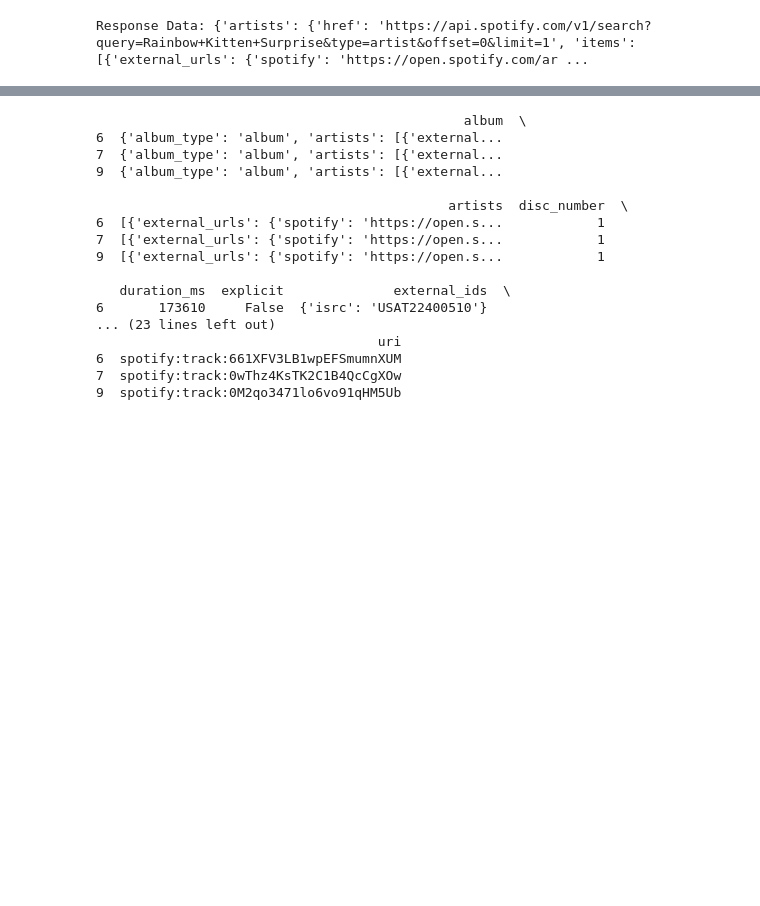
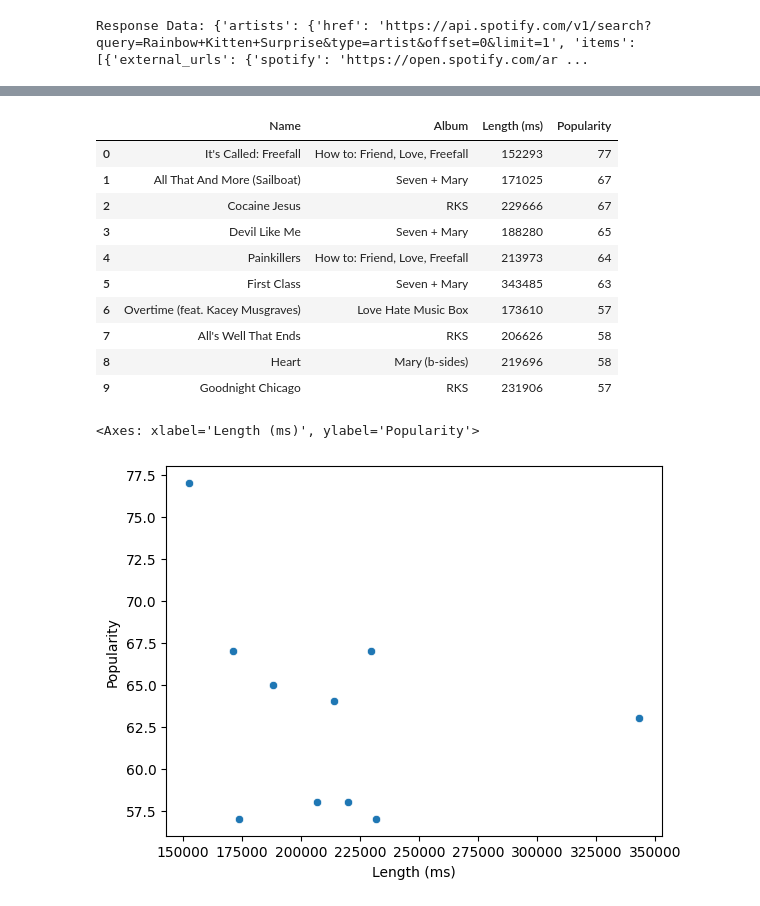
Before and after one commit to 4GeeksAcademy/helloklow-interacting-with-api-python-project-tutorial, a Jupyter notebook: src/explore.ipynb, the cells around one changed output, grey strips where cells are left out. Drawn from its saved outputs; the diff is of its cells as text; code cells hidden in the pictures; blank space fills up the shorter version.

```diff
--- a/src/explore.ipynb
+++ b/src/explore.ipynb
@@ -107,16 +113,24 @@ params = {
 response = requests.get(top_tracks_url, headers=headers, params=params)
 
 # Check if the request was successful
+tracks_info = []
+
 if response.status_code == 200:
     top_tracks_data = response.json()
-    print(f"Top tracks for {artist_name}:")
+    print(f"Extracted top tracks for {artist_name}:")
     for idx, track in enumerate(top_tracks_data['tracks'], start=1):
-        print(f"Track data: {track}")
-        track_name = track['name']
-        album_name = track['album']['name']
-        duration_ms = track['duration_ms']
+        title = track['name']
+        album = track['album']['name']
+        duration = track['duration_ms']
         popularity = track['popularity']
-        # print(f"{idx}. {track_name} - Album: {album_name}")
+
+        track_info = {'Name': title,
+                  'Album': album,
+                  'Length (ms)': duration,
+                  'Popularity': popularity}
+
+        print(f"{track_info}")
+        tracks_info.append(track_info)
 else:
     print(f"Failed to get top tracks. Status code: {response.status_code}")
     print(response.text)
@@ -136,25 +150,26 @@ Track data: {'album': {'album_type': 'album', 'artists': [{'external_urls': {'sp
 # Step 7: Transform to pandas df
 import pandas as pd
 
-tracks_df = pd.DataFrame.from_records(top_tracks_data['tracks'])
-tracks_df.sort_values(["popularity"], inplace = True)
-
-print(tracks_df.head(3))
+df = pd.DataFrame(tracks_info)
+df.sort_values('Popularity')
+df
 # %% [output]
-                                               album  \
-6  {'album_type': 'album', 'artists': [{'external...
-7  {'album_type': 'album', 'artists': [{'external...
-9  {'album_type': 'album', 'artists': [{'external...
-
-                                             artists  disc_number  \
-6  [{'external_urls': {'spotify': 'https://open.s...            1
-7  [{'external_urls': {'spotify': 'https://open.s...            1
-9  [{'external_urls': {'spotify': 'https://open.s...            1
-
-   duration_ms  explicit              external_ids  \
-6       173610     False  {'isrc': 'USAT22400510'}
-... (23 lines left out)
-                                    uri
-6  spotify:track:661XFV3LB1wpEFSmumnXUM
-7  spotify:track:0wThz4KsTK2C1B4QcCgXOw
-9  spotify:track:0M2qo3471lo6vo91qHM5Ub
+|  | Name | Album | Length (ms) | Popularity |
+| 0 | It's Called: Freefall | How to: Friend, Love, Freefall | 152293 | 77 |
+| 1 | All That And More (Sailboat) | Seven + Mary | 171025 | 67 |
+| 2 | Cocaine Jesus | RKS | 229666 | 67 |
+| 3 | Devil Like Me | Seven + Mary | 188280 | 65 |
+| 4 | Painkillers | How to: Friend, Love, Freefall | 213973 | 64 |
+| 5 | First Class | Seven + Mary | 343485 | 63 |
+| 6 | Overtime (feat. Kacey Musgraves) | Love Hate Music Box | 173610 | 57 |
+| 7 | All's Well That Ends | RKS | 206626 | 58 |
+| 8 | Heart | Mary (b-sides) | 219696 | 58 |
+| 9 | Goodnight Chicago | RKS | 231906 | 57 |
+# %%
+# Step 8: Analyze statistical relationship
+import seaborn as sns
+
+sns.scatterplot(data=df, x='Length (ms)', y='Popularity')
+# %% [output]
+<Axes: xlabel='Length (ms)', ylabel='Popularity'>
+[figure, added]
```
Also changed, not shown: parts of 2 cells of this notebook.
